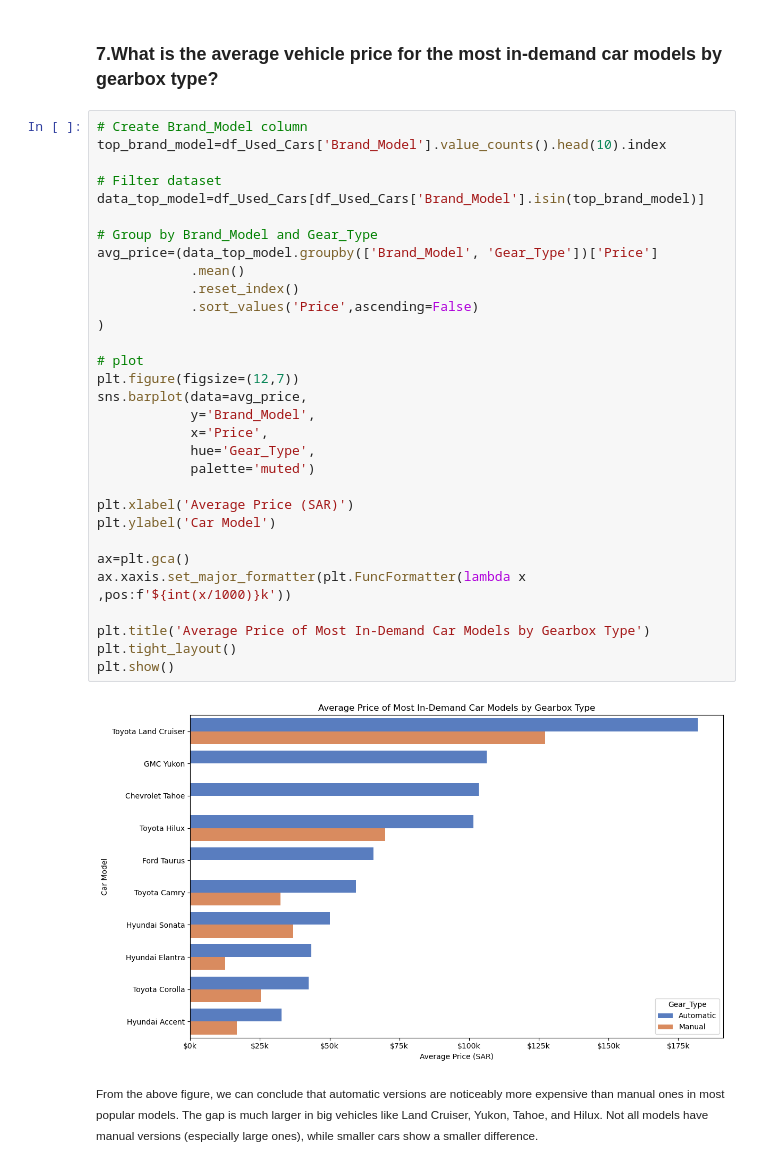
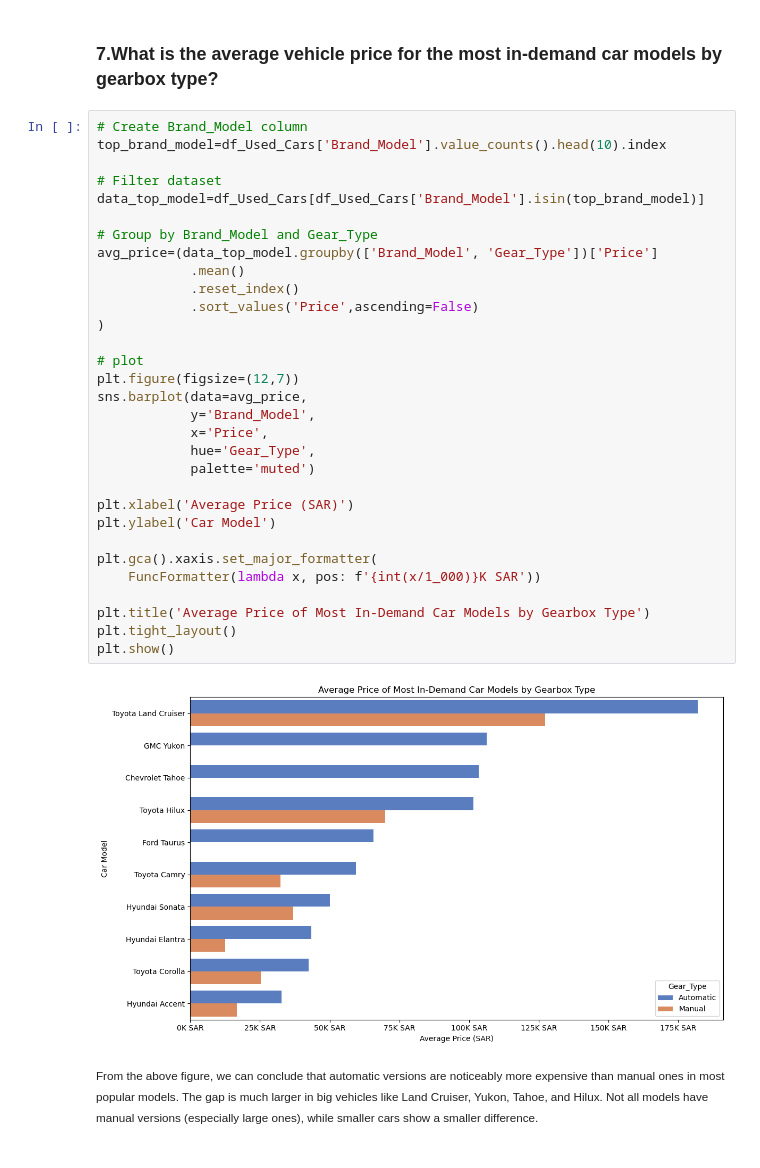
Before and after one commit to sagamohamedsaedaden-dotcom/Used_Cars_Ksa, a Jupyter notebook: used_cars_SA.ipynb, the cells around one changed output. Drawn from its saved outputs; the diff is of its cells as text.

```diff
--- a/used_cars_SA.ipynb
+++ b/used_cars_SA.ipynb
@@ -306,36 +306,36 @@ Passing `palette` without assigning `hue` is deprecated and will be removed in v
 # %%
 # Create Brand_Model column
 top_brand_model=df_Used_Cars['Brand_Model'].value_counts().head(10).index
 
 # Filter dataset
 data_top_model=df_Used_Cars[df_Used_Cars['Brand_Model'].isin(top_brand_model)]
 
 # Group by Brand_Model and Gear_Type
 avg_price=(data_top_model.groupby(['Brand_Model', 'Gear_Type'])['Price']
             .mean()
             .reset_index()
             .sort_values('Price',ascending=False)
 )
 
 # plot
 plt.figure(figsize=(12,7))
 sns.barplot(data=avg_price,
             y='Brand_Model',
             x='Price',
             hue='Gear_Type',
             palette='muted')
 
 plt.xlabel('Average Price (SAR)')
 plt.ylabel('Car Model')
 
-ax=plt.gca()
-ax.xaxis.set_major_formatter(plt.FuncFormatter(lambda x ,pos:f'${int(x/1000)}k'))
+plt.gca().xaxis.set_major_formatter(
+    FuncFormatter(lambda x, pos: f'{int(x/1_000)}K SAR'))
 
 plt.title('Average Price of Most In-Demand Car Models by Gearbox Type')
 plt.tight_layout()
 plt.show()
 # %% [output]
-[figure, old version]
+[figure, new version]
 # %% [markdown]
 <small>From the above figure, we can conclude that automatic versions are noticeably more expensive than manual ones in most popular models.
 The gap is much larger in big vehicles like Land Cruiser, Yukon, Tahoe, and Hilux.
```
Also changed, not shown: parts of 2 cells of this notebook.
